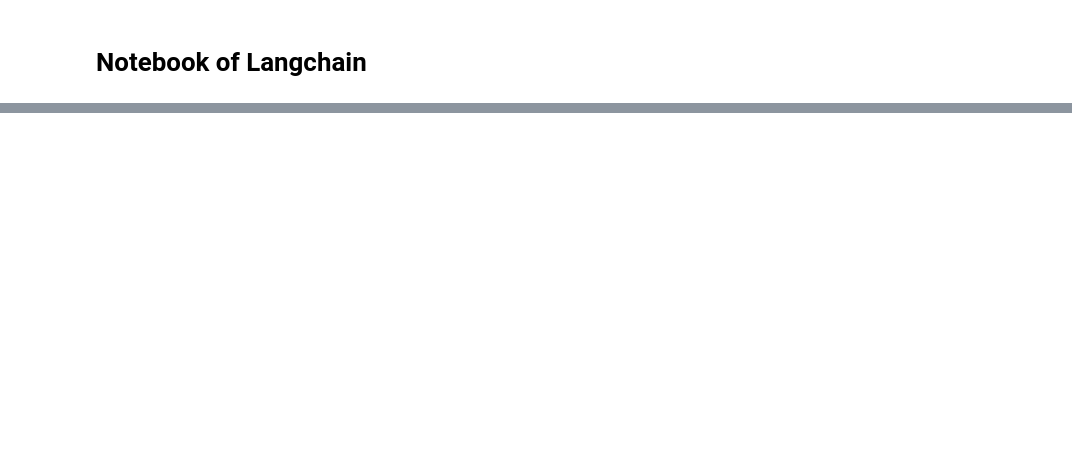
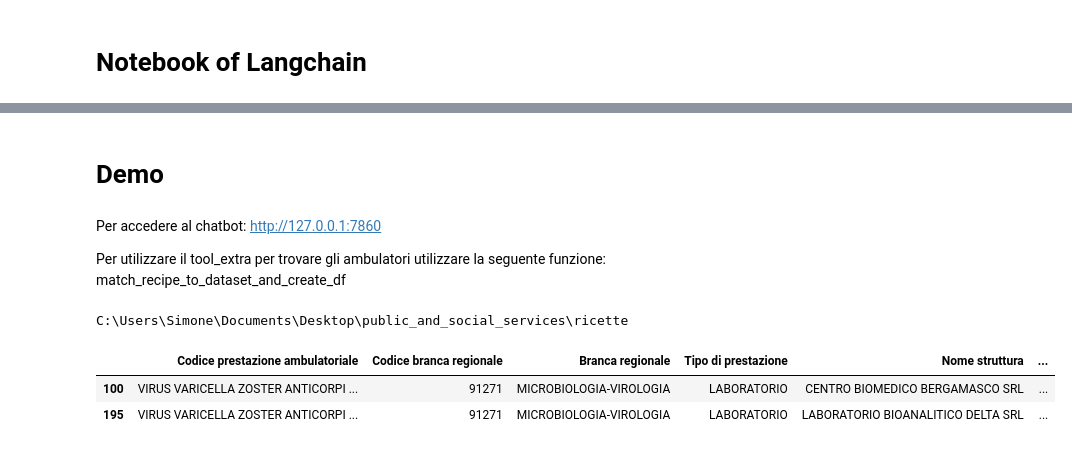
Before and after one commit to SimoneFarallo/Project_public_and_social_services, a Jupyter notebook: Demo.ipynb, the cells around one changed output, grey strips where cells are left out. Drawn from its saved outputs; the diff is of its cells as text; code cells hidden in the pictures; blank space fills up the shorter version.

```diff
--- a/Demo.ipynb
+++ b/Demo.ipynb
@@ -76,0 +97,18 @@ SyntaxError: invalid syntax. Perhaps you forgot a comma? (1873951930.py, line 1)
+# %% [markdown]
+# Demo
+# %% [markdown]
+Per accedere al chatbot: http://127.0.0.1:7860
+
+Per utilizzare il tool_extra per trovare gli ambulatori utilizzare la seguente funzione: match_recipe_to_dataset_and_create_df
+# %%
+cd C:\Users\Simone\Documents\Desktop\public_and_social_services\ricette
+# %% [output]
+C:\Users\Simone\Documents\Desktop\public_and_social_services\ricette
+# %%
+Varicella = match_recipe_to_dataset_and_create_df('ricetta_4.pdf',dataset)
+# %%
+filter_data(Varicella,'BERGAMO','Sì')
+# %% [output]
+|  | Codice prestazione ambulatoriale | Codice branca regionale | Branca regionale | Tipo di prestazione | Nome struttura | ... |
+| 100 | VIRUS VARICELLA ZOSTER ANTICORPI ... | 91271 | MICROBIOLOGIA-VIROLOGIA | LABORATORIO | CENTRO BIOMEDICO BERGAMASCO SRL | ... |
+| 195 | VIRUS VARICELLA ZOSTER ANTICORPI ... | 91271 | MICROBIOLOGIA-VIROLOGIA | LABORATORIO | LABORATORIO BIOANALITICO DELTA SRL | ... |
```
Also changed, not shown: parts of 4 cells of this notebook, 2 other files.
